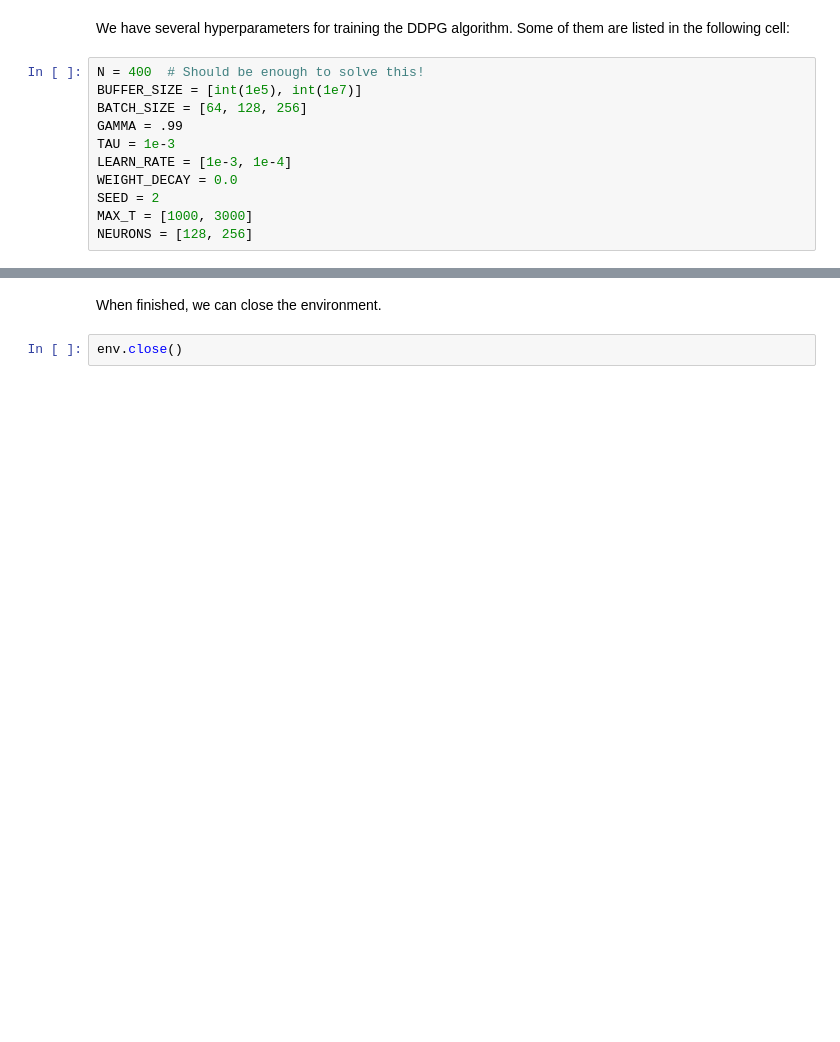
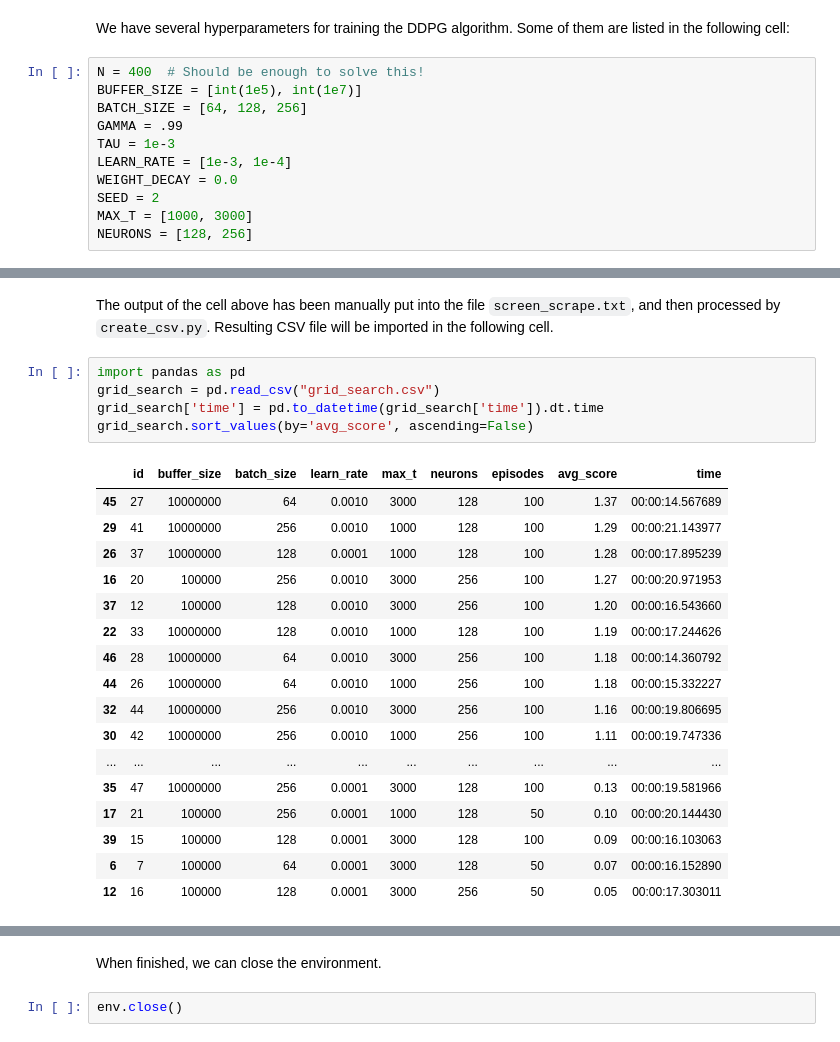
Before and after one commit to toebgen/deep-reinforcement-learning, a Jupyter notebook: p2_continuous-control/Continuous_Control.ipynb, the cells around one changed output, grey strips where cells are left out. Drawn from its saved outputs; the diff is of its cells as text; blank space fills up the shorter version.

Commit message:
P2: Grid search results in notebook.

```diff
--- a/p2_continuous-control/Continuous_Control.ipynb
+++ b/p2_continuous-control/Continuous_Control.ipynb
@@ -407,0 +344,26 @@ KeyboardInterrupt:
+# %% [markdown]
+The output of the cell above has been manually put into the file `screen_scrape.txt`, and then processed by `create_csv.py`.
+Resulting CSV file will be imported in the following cell.
+# %%
+import pandas as pd
+grid_search = pd.read_csv("grid_search.csv")
+grid_search['time'] = pd.to_datetime(grid_search['time']).dt.time
+grid_search.sort_values(by='avg_score', ascending=False)
+# %% [output]
+|  | id | buffer_size | batch_size | learn_rate | max_t | neurons | episodes | avg_score | time |
+| 45 | 27 | 10000000 | 64 | 0.0010 | 3000 | 128 | 100 | 1.37 | 00:00:14.567689 |
+| 29 | 41 | 10000000 | 256 | 0.0010 | 1000 | 128 | 100 | 1.29 | 00:00:21.143977 |
+| 26 | 37 | 10000000 | 128 | 0.0001 | 1000 | 128 | 100 | 1.28 | 00:00:17.895239 |
+| 16 | 20 | 100000 | 256 | 0.0010 | 3000 | 256 | 100 | 1.27 | 00:00:20.971953 |
+| 37 | 12 | 100000 | 128 | 0.0010 | 3000 | 256 | 100 | 1.20 | 00:00:16.543660 |
+| 22 | 33 | 10000000 | 128 | 0.0010 | 1000 | 128 | 100 | 1.19 | 00:00:17.244626 |
+| 46 | 28 | 10000000 | 64 | 0.0010 | 3000 | 256 | 100 | 1.18 | 00:00:14.360792 |
+| 44 | 26 | 10000000 | 64 | 0.0010 | 1000 | 256 | 100 | 1.18 | 00:00:15.332227 |
+| 32 | 44 | 10000000 | 256 | 0.0010 | 3000 | 256 | 100 | 1.16 | 00:00:19.806695 |
+| 30 | 42 | 10000000 | 256 | 0.0010 | 1000 | 256 | 100 | 1.11 | 00:00:19.747336 |
+| ... | ... | ... | ... | ... | ... | ... | ... | ... | ... |
+| 35 | 47 | 10000000 | 256 | 0.0001 | 3000 | 128 | 100 | 0.13 | 00:00:19.581966 |
+| 17 | 21 | 100000 | 256 | 0.0001 | 1000 | 128 | 50 | 0.10 | 00:00:20.144430 |
+| 39 | 15 | 100000 | 128 | 0.0001 | 3000 | 128 | 100 | 0.09 | 00:00:16.103063 |
+| 6 | 7 | 100000 | 64 | 0.0001 | 3000 | 128 | 50 | 0.07 | 00:00:16.152890 |
+| 12 | 16 | 100000 | 128 | 0.0001 | 3000 | 256 | 50 | 0.05 | 00:00:17.303011 |
```
Also changed, not shown: parts of 13 cells of this notebook, 1 other file.
